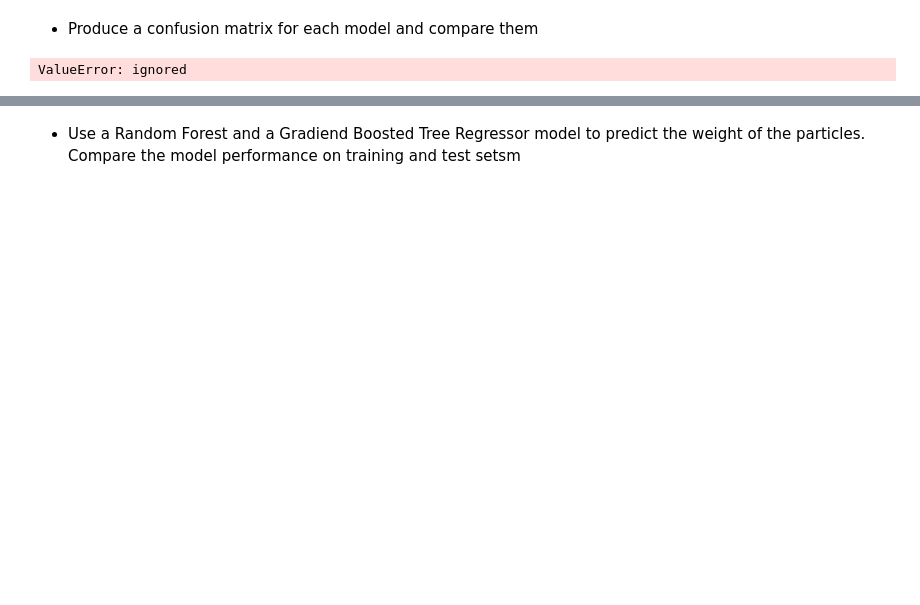
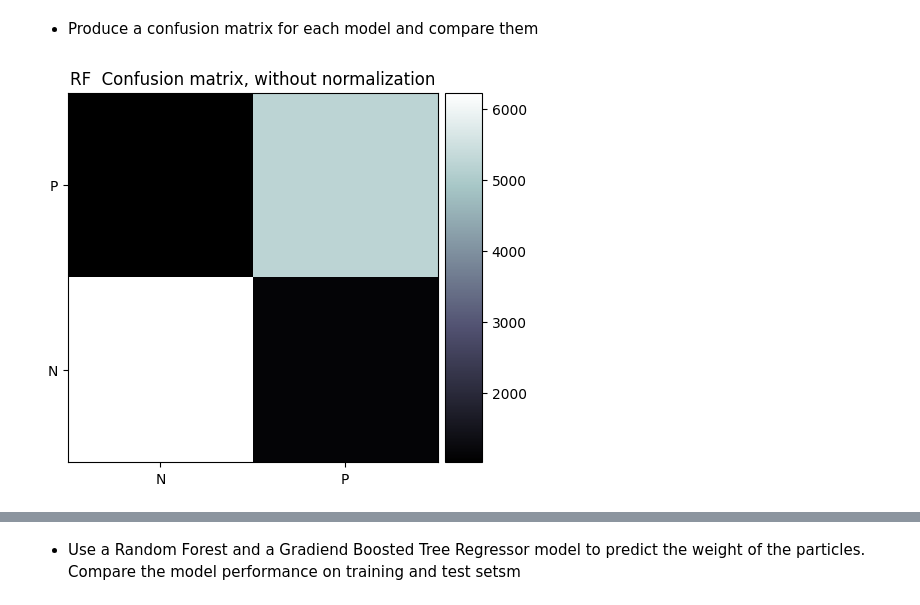
Before and after one commit to DanieleScal99/MLPNS_DScalabrini, a Jupyter notebook: DScalabrini_higgsbosonSearch.ipynb, the cells around one changed output, grey strips where cells are left out. Cells and saved outputs as stored; diff of their text form; code cells hidden in the pictures; blank space fills up the shorter version.

```diff
--- a/DScalabrini_higgsbosonSearch.ipynb
+++ b/DScalabrini_higgsbosonSearch.ipynb
@@ -287,10 +289,8 @@ def plot_confusion_matrix(y_true, y_pred,
     pl.title(title)
     cax = ax_divider.append_axes("right", size="10%", pad="2%")
     cb = colorbar(im, cax=cax)
-# %%
-
-test_label
-rf_prediction = rf.predict(test_label)
-#plot_confusion_matrix(test_label,))
-# %% [output]
-ValueError: ignored
+# %%
+plot_confusion_matrix(rf.predict(testdata), test_label,
+                      title="RF ")
+# %% [output]
+[figure, added]
```
Also changed, not shown: parts of 36 cells of this notebook.
